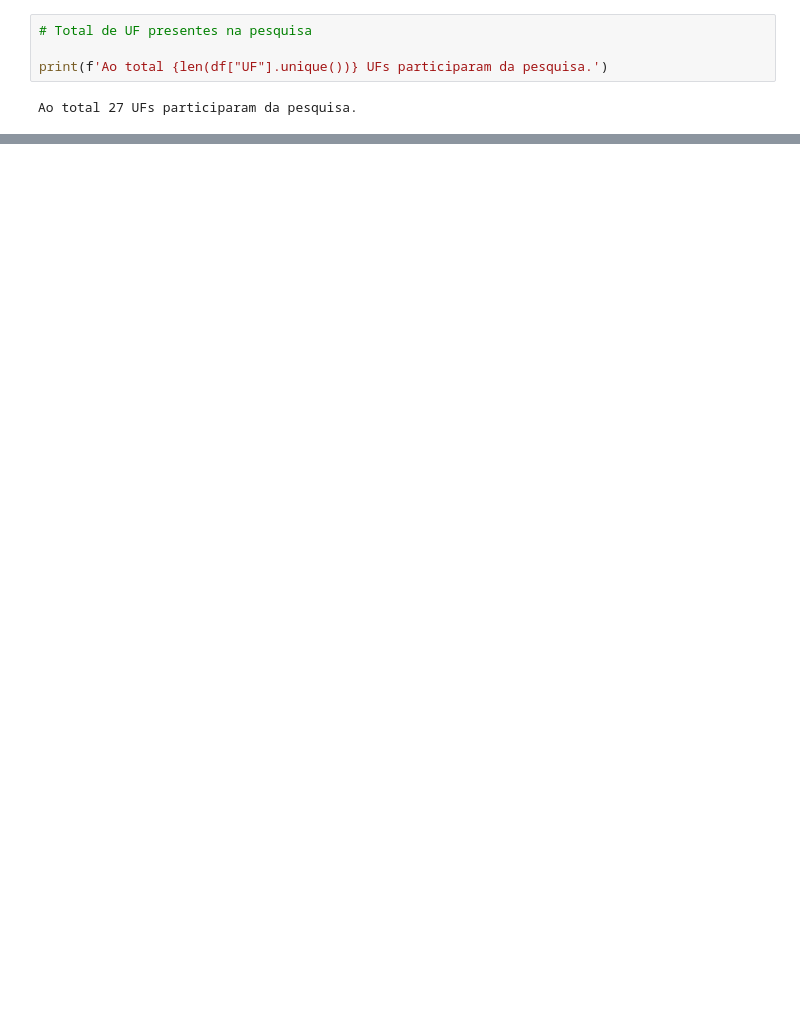
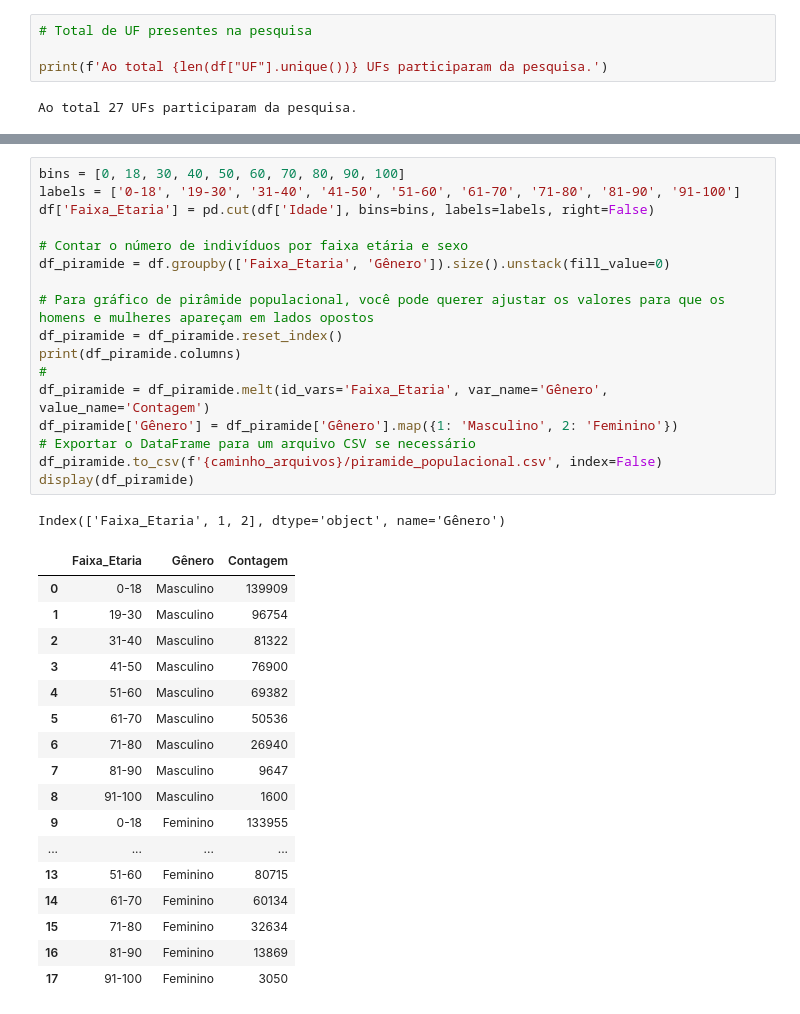
Before and after one commit to Iana-Neri22/AnalyticsStudies, a Jupyter notebook: analise_covid.ipynb, the cells around one changed output, grey strips where cells are left out. Saved outputs shown, nothing was run; the diff lists cells and outputs as text; blank space fills up the shorter version.

```diff
--- a/analise_covid.ipynb
+++ b/analise_covid.ipynb
@@ -302,0 +313,36 @@ display(df_sintomas)
+# %%
+bins = [0, 18, 30, 40, 50, 60, 70, 80, 90, 100]
+labels = ['0-18', '19-30', '31-40', '41-50', '51-60', '61-70', '71-80', '81-90', '91-100']
+df['Faixa_Etaria'] = pd.cut(df['Idade'], bins=bins, labels=labels, right=False)
+
+# Contar o número de indivíduos por faixa etária e sexo
+df_piramide = df.groupby(['Faixa_Etaria', 'Gênero']).size().unstack(fill_value=0)
+
+# Para gráfico de pirâmide populacional, você pode querer ajustar os valores para que os homens e mulheres apareçam em lados opostos
+df_piramide = df_piramide.reset_index()
+print(df_piramide.columns)
+#
+df_piramide = df_piramide.melt(id_vars='Faixa_Etaria', var_name='Gênero', value_name='Contagem')
+df_piramide['Gênero'] = df_piramide['Gênero'].map({1: 'Masculino', 2: 'Feminino'})
+# Exportar o DataFrame para um arquivo CSV se necessário
+df_piramide.to_csv(f'{caminho_arquivos}/piramide_populacional.csv', index=False)
+display(df_piramide)
+# %% [output]
+Index(['Faixa_Etaria', 1, 2], dtype='object', name='Gênero')
+|  | Faixa_Etaria | Gênero | Contagem |
+| 0 | 0-18 | Masculino | 139909 |
+| 1 | 19-30 | Masculino | 96754 |
+| 2 | 31-40 | Masculino | 81322 |
+| 3 | 41-50 | Masculino | 76900 |
+| 4 | 51-60 | Masculino | 69382 |
+| 5 | 61-70 | Masculino | 50536 |
+| 6 | 71-80 | Masculino | 26940 |
+| 7 | 81-90 | Masculino | 9647 |
+| 8 | 91-100 | Masculino | 1600 |
+| 9 | 0-18 | Feminino | 133955 |
+| ... | ... | ... | ... |
+| 13 | 51-60 | Feminino | 80715 |
+| 14 | 61-70 | Feminino | 60134 |
+| 15 | 71-80 | Feminino | 32634 |
+| 16 | 81-90 | Feminino | 13869 |
+| 17 | 91-100 | Feminino | 3050 |
```
Also changed, not shown: parts of 11 cells of this notebook.
